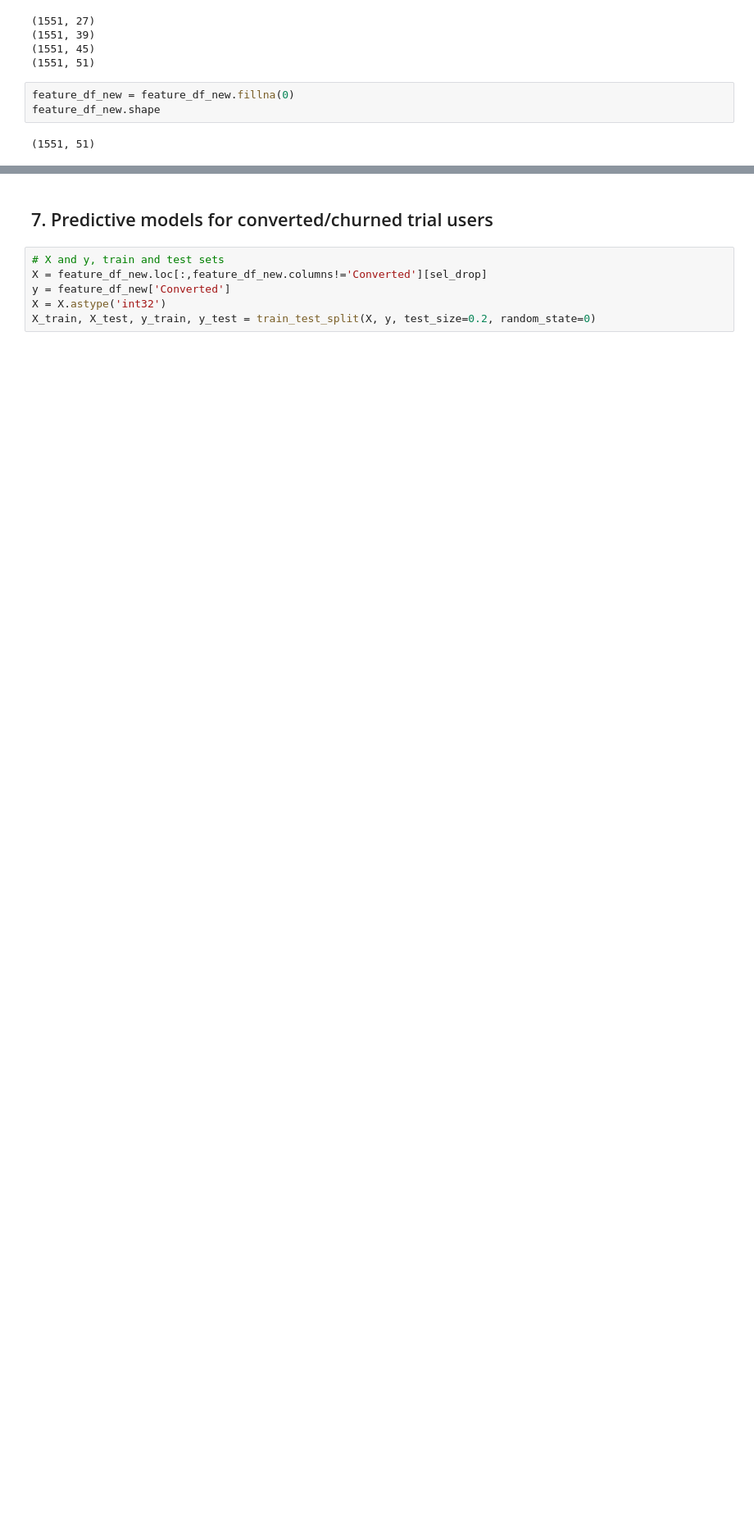
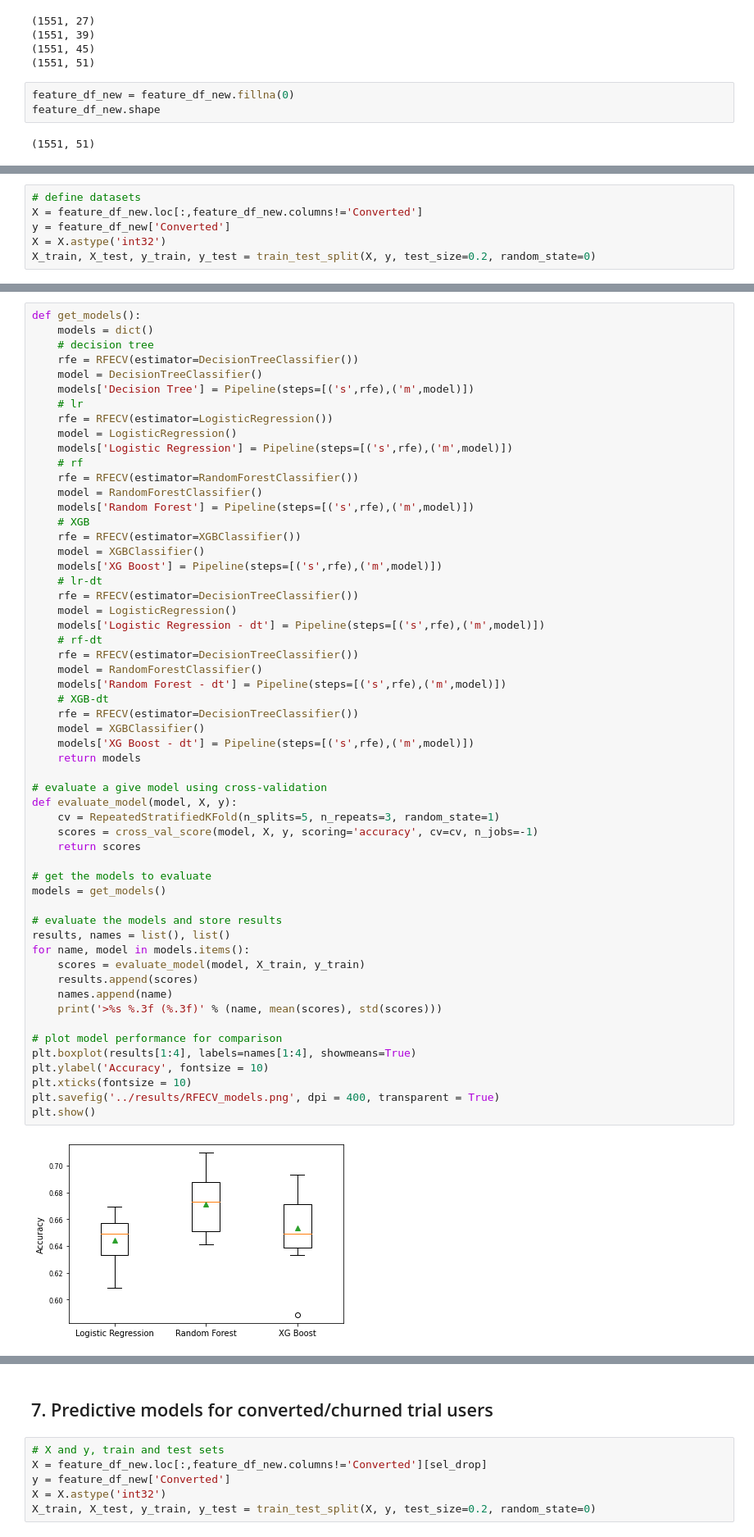
Before and after one commit to mpham93/Keep_Running, a Jupyter notebook: notebooks/Trial_Users.ipynb, the cells around one changed output, grey strips where cells are left out. Shown at 82% size. Drawn from its saved outputs; the diff is of its cells as text; blank space fills up the shorter version.

Commit message:
streamlined pipeline

```diff
--- a/notebooks/Trial_Users.ipynb
+++ b/notebooks/Trial_Users.ipynb
@@ -216,0 +223,6 @@ feature_df_new.shape
+# %%
+# define datasets
+X = feature_df_new.loc[:,feature_df_new.columns!='Converted']
+y = feature_df_new['Converted']
+X = X.astype('int32')
+X_train, X_test, y_train, y_test = train_test_split(X, y, test_size=0.2, random_state=0)
@@ -216,0 +231,58 @@ feature_df_new.shape
+# %%
+def get_models():
+	models = dict()
+    # decision tree
+	rfe = RFECV(estimator=DecisionTreeClassifier())
+	model = DecisionTreeClassifier()
+	models['Decision Tree'] = Pipeline(steps=[('s',rfe),('m',model)])
+    # lr
+	rfe = RFECV(estimator=LogisticRegression())
+	model = LogisticRegression()
+	models['Logistic Regression'] = Pipeline(steps=[('s',rfe),('m',model)])
+	# rf
+	rfe = RFECV(estimator=RandomForestClassifier())
+	model = RandomForestClassifier()
+	models['Random Forest'] = Pipeline(steps=[('s',rfe),('m',model)])
+    # XGB
+	rfe = RFECV(estimator=XGBClassifier())
+	model = XGBClassifier()
+	models['XG Boost'] = Pipeline(steps=[('s',rfe),('m',model)])
+    # lr-dt
+	rfe = RFECV(estimator=DecisionTreeClassifier())
+	model = LogisticRegression()
+	models['Logistic Regression - dt'] = Pipeline(steps=[('s',rfe),('m',model)])
+	# rf-dt
+	rfe = RFECV(estimator=DecisionTreeClassifier())
+	model = RandomForestClassifier()
+	models['Random Forest - dt'] = Pipeline(steps=[('s',rfe),('m',model)])
+    # XGB-dt
+	rfe = RFECV(estimator=DecisionTreeClassifier())
+	model = XGBClassifier()
+	models['XG Boost - dt'] = Pipeline(steps=[('s',rfe),('m',model)])
+	return models
+
+# evaluate a give model using cross-validation
+def evaluate_model(model, X, y):
+	cv = RepeatedStratifiedKFold(n_splits=5, n_repeats=3, random_state=1)
+	scores = cross_val_score(model, X, y, scoring='accuracy', cv=cv, n_jobs=-1)
+	return scores
+
+# get the models to evaluate
+models = get_models()
+
+# evaluate the models and store results
+results, names = list(), list()
+for name, model in models.items():
+	scores = evaluate_model(model, X_train, y_train)
+	results.append(scores)
+	names.append(name)
+	print('>%s %.3f (%.3f)' % (name, mean(scores), std(scores)))
+
+# plot model performance for comparison
+plt.boxplot(results[1:4], labels=names[1:4], showmeans=True)
+plt.ylabel('Accuracy', fontsize = 10)
+plt.xticks(fontsize = 10)
+plt.savefig('../results/RFECV_models.png', dpi = 400, transparent = True)
+plt.show()
+# %% [output]
+[figure, added]
```
Also changed, not shown: parts of 15 cells of this notebook, 1 other file.
